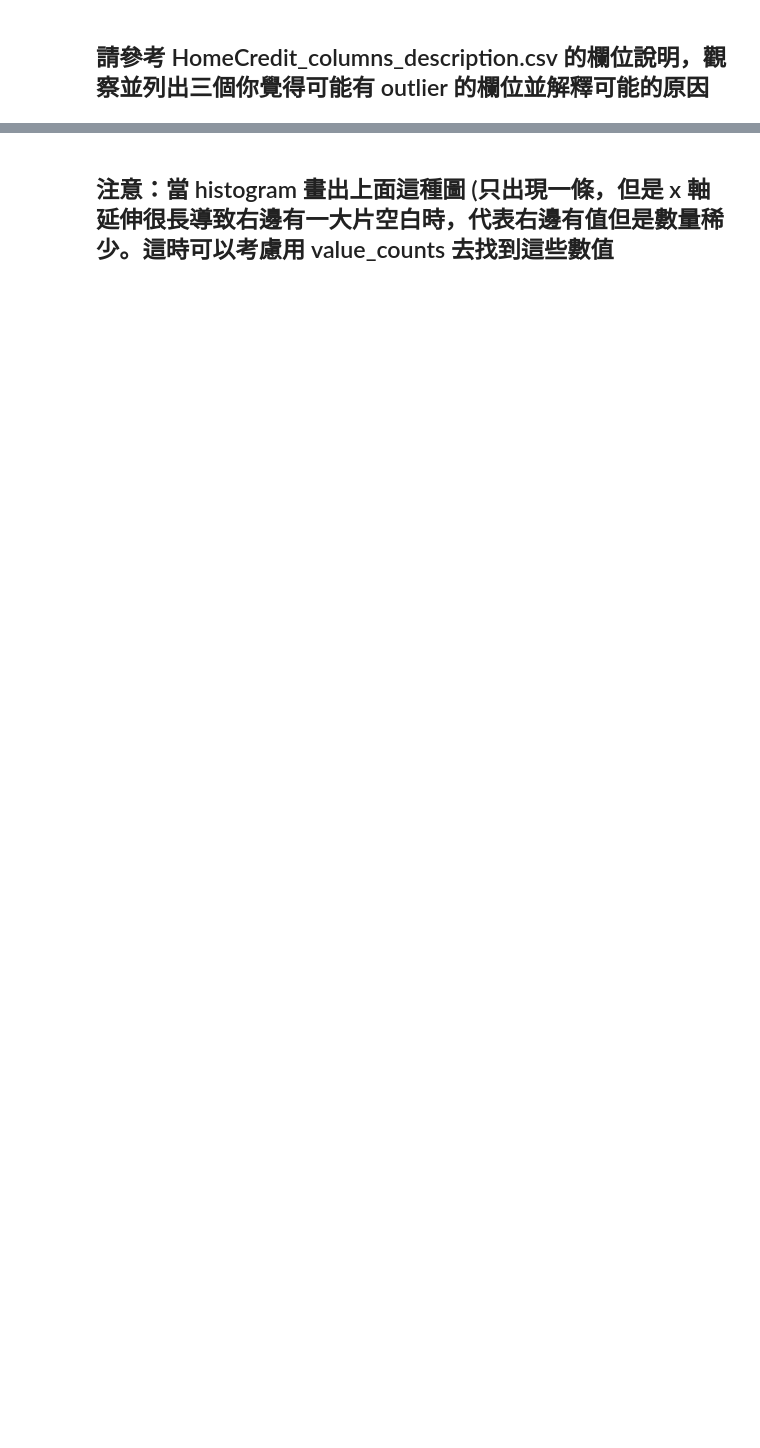
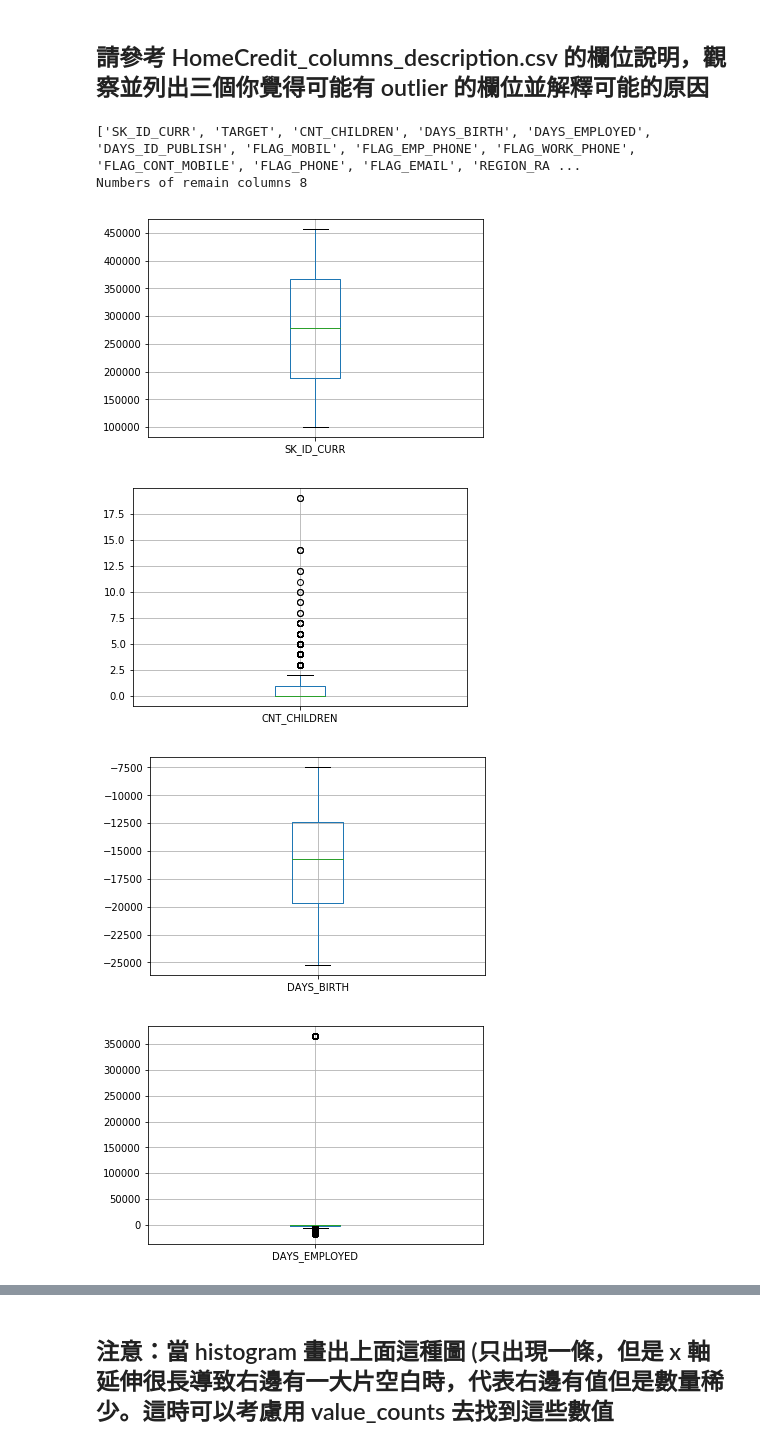
Before and after one commit to glennhome/3rd-ML100Days, a Jupyter notebook: homework/Day_009_HW.ipynb, the cells around one changed output, grey strips where cells are left out. Drawn from its saved outputs; the diff is of its cells as text; code cells hidden in the pictures; blank space fills up the shorter version.

```diff
--- a/homework/Day_009_HW.ipynb
+++ b/homework/Day_009_HW.ipynb
@@ -96,22 +89,29 @@ dtype: bool
 # %%
 # 先篩選數值型的欄位
 """
 YOUR CODE HERE, fill correct data types (for example str, float, int, ...)
 """
 
 
-dtype_select = []
+dtype_select = ['float64','int64']
 
-numeric_columns = list(app_train.columns[list(app_train.dtypes.isin(dtype_select))])
-
+numeric_columns = list(app_train.columns[list(app_train.dtypes.isin([np.dtype('int64')]))])
+print(numeric_columns)
 # 再把只有 2 值 (通常是 0,1) 的欄位去掉
 numeric_columns = list(app_train[numeric_columns].columns[list(app_train[numeric_columns].apply(lambda x:len(x.unique())!=2 ))])
-print("Numbers of remain columns" % len(numeric_columns))
+print("Numbers of remain columns %d" % (len(numeric_columns)))
 
 # 檢視這些欄位的數值範圍
 for col in numeric_columns:
     """
     Your CODE HERE, make the box plot
     """
-
+    app_train.boxplot(col)
     plt.show()
+# %% [output]
+['SK_ID_CURR', 'TARGET', 'CNT_CHILDREN', 'DAYS_BIRTH', 'DAYS_EMPLOYED', 'DAYS_ID_PUBLISH', 'FLAG_MOBIL', 'FLAG_EMP_PHONE', 'FLAG_WORK_PHONE', 'FLAG_CONT_MOBILE', 'FLAG_PHONE', 'FLAG_EMAIL', 'REGION_RA ...
+Numbers of remain columns 8
+[figure, added]
+[figure, added]
+[figure, added]
+[figure, added]
```
Also changed, not shown: parts of 9 cells of this notebook.
